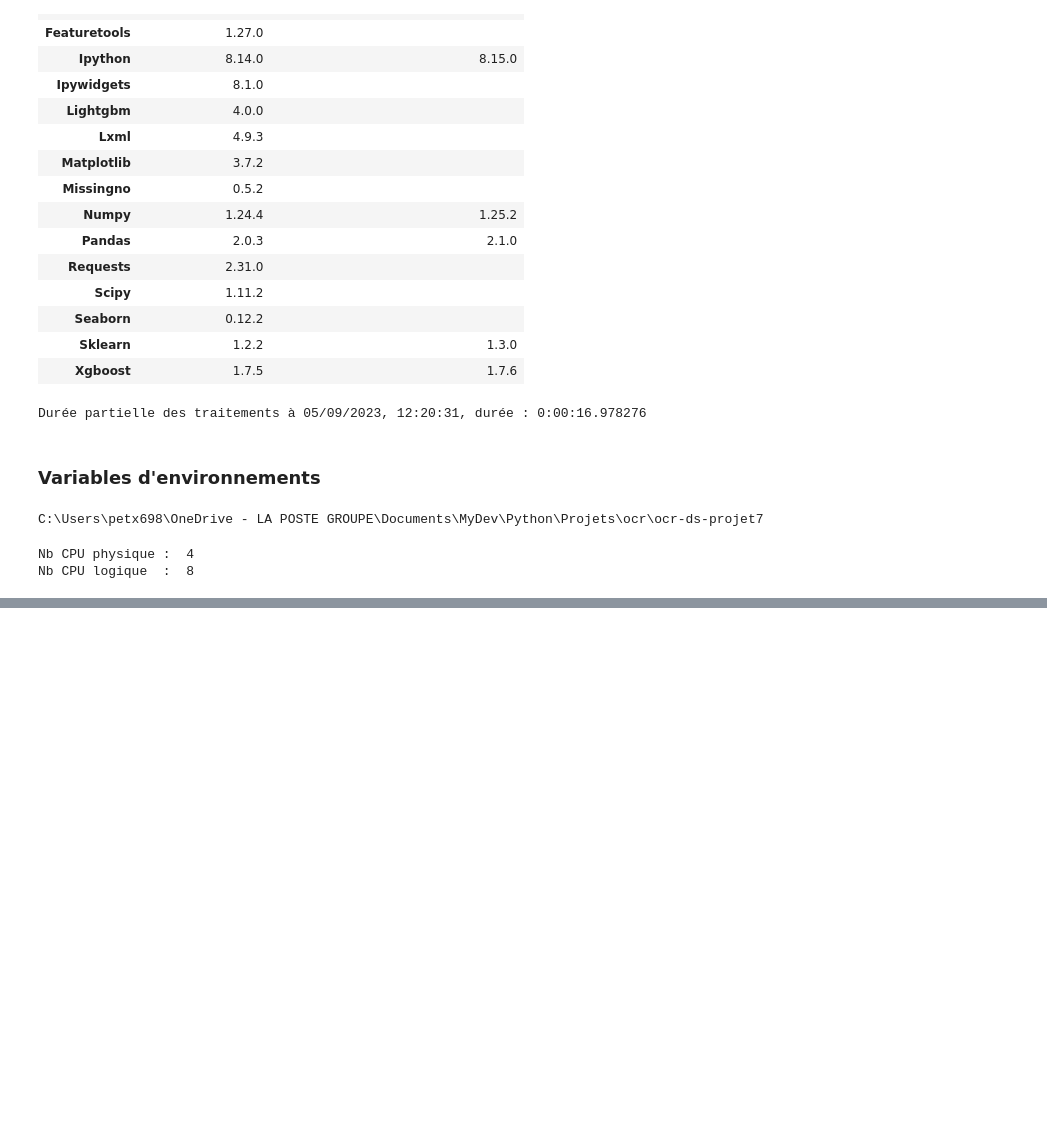
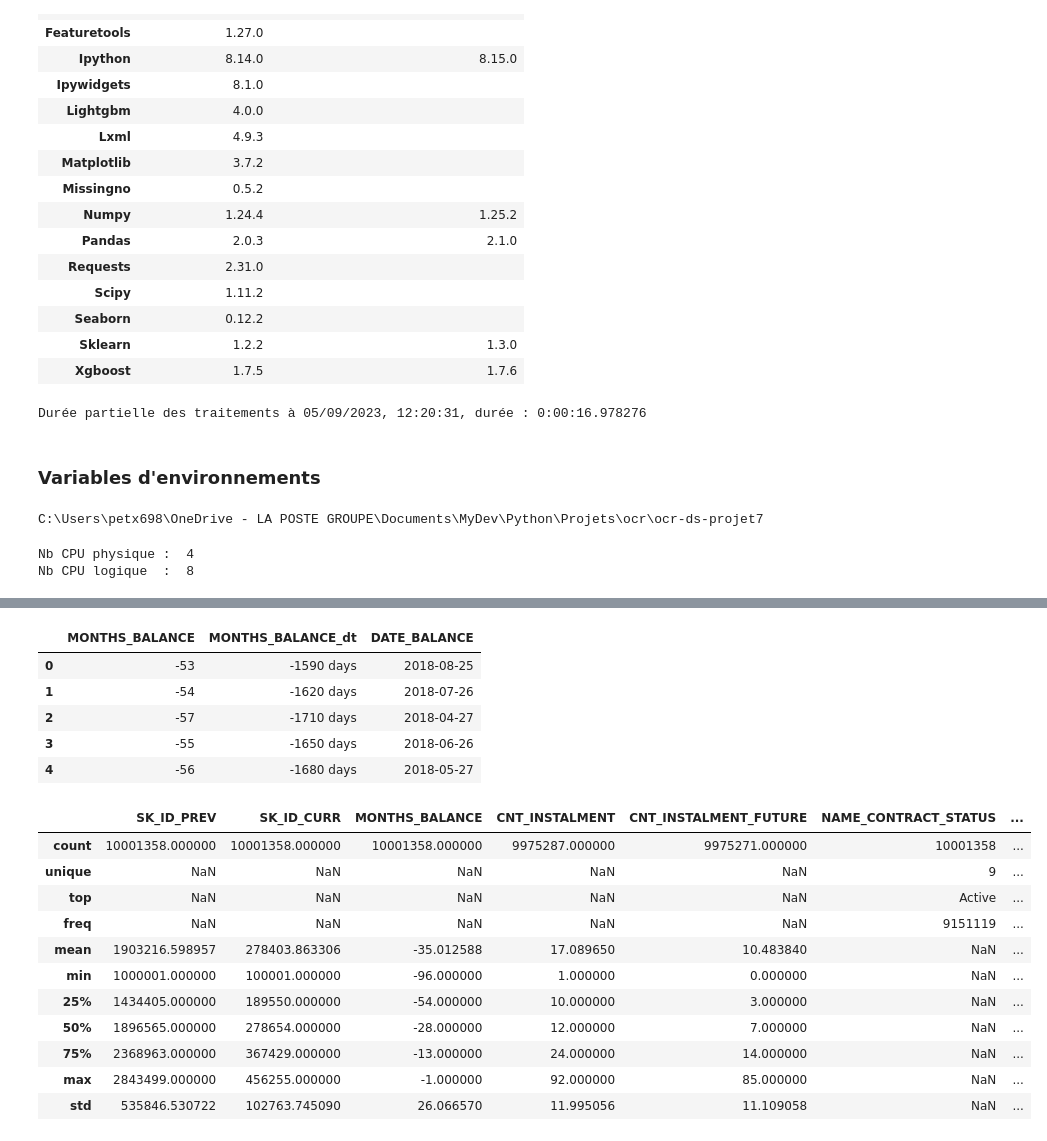
Before and after one commit to vaik-lp/loan_validation_app, a Jupyter notebook: STEEG_Vaik_1_notebook_preparatoire_062023.ipynb, the cells around one changed output, grey strips where cells are left out. Saved outputs shown, nothing was run; the diff lists cells and outputs as text; code cells hidden in the pictures; blank space fills up the shorter version.

```diff
--- a/STEEG_Vaik_1_notebook_preparatoire_062023.ipynb
+++ b/STEEG_Vaik_1_notebook_preparatoire_062023.ipynb
@@ -1192,0 +1416,3 @@ gc.enable()
+# %%
+application = cleaningVariableCategorielle(application)
+application = cleaningVariableContinues(application)
@@ -1192,0 +1648,4 @@ gc.enable()
+# %%
+# Establish a starting date for all applications at Home Credit
+start_date = pd.Timestamp("2023-01-01")
+start_date
@@ -1192,0 +1687,16 @@ gc.enable()
+# %%
+# Convert to timedelta in days
+variables_temporelles = ['DAYS_CREDIT', 'DAYS_CREDIT_ENDDATE', 'DAYS_ENDDATE_FACT', 'DAYS_CREDIT_UPDATE']
+for col in variables_temporelles:
+    bureau[f'{col}_dt'] = np.timedelta64('NaT')
+    bureau.loc[~bureau[col].isna(), f'{col}_dt'] = pd.to_timedelta(bureau.loc[~bureau[col].isna(), col], 'D')
+    dict_description_colonne[f"bureau - {col}_dt"] = dict_description_colonne.get(f'bureau - {col}')
+
+    bureau[col.replace('DAYS_', 'DATE_')] = np.datetime64('NaT')
+    bureau.loc[~bureau[col].isna(), col.replace('DAYS_', 'DATE_')] = start_date + pd.to_timedelta(bureau.loc[~bureau[col].isna(), col], 'D')
+    dict_description_colonne[f"bureau - {col.replace('DAYS_', 'DATE_')}"] = dict_description_colonne.get(f'bureau - {col}')
+
+
+variables_temporelles = variables_temporelles + [f'{x}_dt' for x in variables_temporelles] + [x.replace('DAYS_', 'DATE_') for x in variables_temporelles]
+display(bureau[variables_temporelles].head())
+display(bureau[variables_temporelles].describe(include='all'))
@@ -1192,0 +1719,10 @@ gc.enable()
+# %%
+# Convert to timedelta
+bureau_balance['MONTHS_BALANCE_dt'] = pd.to_timedelta(bureau_balance['MONTHS_BALANCE'] * 30, 'D')
+dict_description_colonne["bureau_balance - DATE_BALANCE_dt"] = dict_description_colonne.get("bureau_balance - MONTHS_BALANCE")
+
+bureau_balance['DATE_BALANCE'] = start_date + bureau_balance['MONTHS_BALANCE_dt']
+dict_description_colonne["bureau_balance - DATE_BALANCE"] = dict_description_colonne.get("bureau_balance - MONTHS_BALANCE")
+
+display(bureau_balance.head())
+display(bureau_balance.describe(include='all'))
@@ -1192,0 +1748,29 @@ gc.enable()
+# %%
+# Convert to timedelta objects
+cash['MONTHS_BALANCE_dt'] = pd.to_timedelta(cash['MONTHS_BALANCE'] * 30, 'D')
+dict_description_colonne["cash - DATE_BALANCE_dt"] = dict_description_colonne.get("cash - MONTHS_BALANCE")
+
+cash['DATE_BALANCE'] = start_date + cash['MONTHS_BALANCE_dt']
+dict_description_colonne["cash - DATE_BALANCE"] = dict_description_colonne.get("cash - MONTHS_BALANCE")
+
+display(cash[['MONTHS_BALANCE', 'MONTHS_BALANCE_dt', 'DATE_BALANCE']].head())
+display(cash.describe(include='all'))
+# %% [output]
+|  | MONTHS_BALANCE | MONTHS_BALANCE_dt | DATE_BALANCE |
+| 0 | -53 | -1590 days | 2018-08-25 |
+| 1 | -54 | -1620 days | 2018-07-26 |
+| 2 | -57 | -1710 days | 2018-04-27 |
+| 3 | -55 | -1650 days | 2018-06-26 |
+| 4 | -56 | -1680 days | 2018-05-27 |
+|  | SK_ID_PREV | SK_ID_CURR | MONTHS_BALANCE | CNT_INSTALMENT | CNT_INSTALMENT_FUTURE | NAME_CONTRACT_STATUS | ... |
+| count | 10001358.000000 | 10001358.000000 | 10001358.000000 | 9975287.000000 | 9975271.000000 | 10001358 | ... |
+| unique | NaN | NaN | NaN | NaN | NaN | 9 | ... |
+| top | NaN | NaN | NaN | NaN | NaN | Active | ... |
+| freq | NaN | NaN | NaN | NaN | NaN | 9151119 | ... |
+| mean | 1903216.598957 | 278403.863306 | -35.012588 | 17.089650 | 10.483840 | NaN | ... |
+| min | 1000001.000000 | 100001.000000 | -96.000000 | 1.000000 | 0.000000 | NaN | ... |
+| 25% | 1434405.000000 | 189550.000000 | -54.000000 | 10.000000 | 3.000000 | NaN | ... |
+| 50% | 1896565.000000 | 278654.000000 | -28.000000 | 12.000000 | 7.000000 | NaN | ... |
+| 75% | 2368963.000000 | 367429.000000 | -13.000000 | 24.000000 | 14.000000 | NaN | ... |
+| max | 2843499.000000 | 456255.000000 | -1.000000 | 92.000000 | 85.000000 | NaN | ... |
+| std | 535846.530722 | 102763.745090 | 26.066570 | 11.995056 | 11.109058 | NaN | ... |
```
Also changed, not shown: parts of 34 cells of this notebook.
